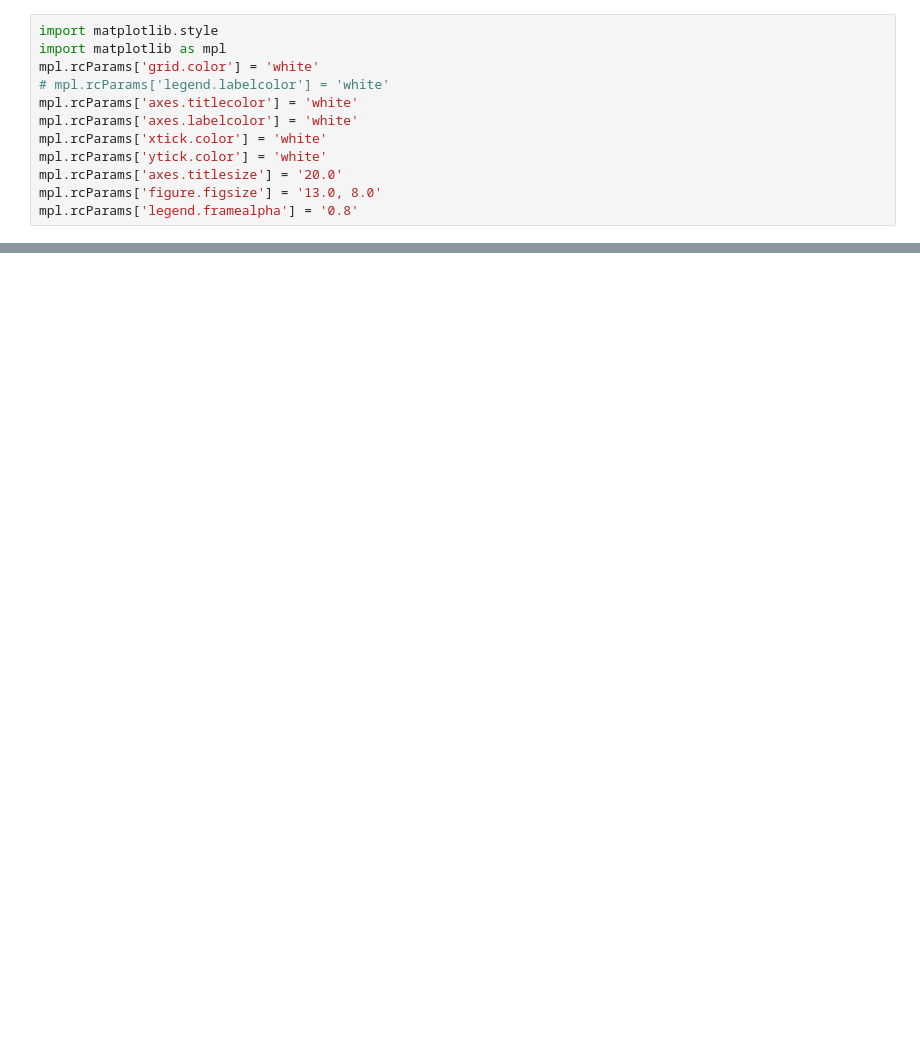
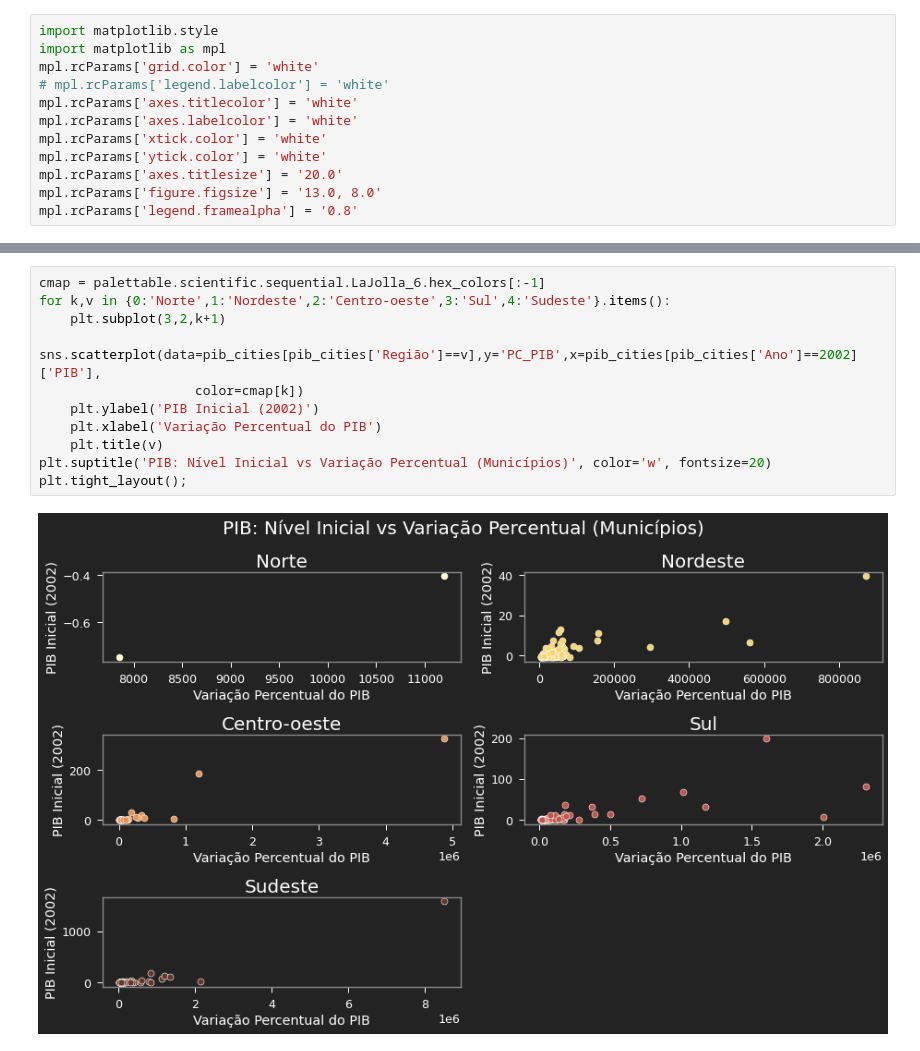
Before and after one commit to danielnrocha/Convergencia_PIB_Municipios, a Jupyter notebook: ConvergenciaMunicipios.ipynb, the cells around one changed output, grey strips where cells are left out. Saved outputs shown, nothing was run; the diff lists cells and outputs as text; blank space fills up the shorter version.

```diff
--- a/ConvergenciaMunicipios.ipynb
+++ b/ConvergenciaMunicipios.ipynb
@@ -118,0 +148,13 @@ for c in pib_cities['Município']:
+# %%
+cmap = palettable.scientific.sequential.LaJolla_6.hex_colors[:-1]
+for k,v in {0:'Norte',1:'Nordeste',2:'Centro-oeste',3:'Sul',4:'Sudeste'}.items():
+    plt.subplot(3,2,k+1)
+    sns.scatterplot(data=pib_cities[pib_cities['Região']==v],y='PC_PIB',x=pib_cities[pib_cities['Ano']==2002]['PIB'],
+                    color=cmap[k])
+    plt.ylabel('PIB Inicial (2002)')
+    plt.xlabel('Variação Percentual do PIB')
+    plt.title(v)
+plt.suptitle('PIB: Nível Inicial vs Variação Percentual (Municípios)', color='w', fontsize=20)
+plt.tight_layout();
+# %% [output]
+[figure, added]
```
Also changed, not shown: parts of 27 cells of this notebook.
